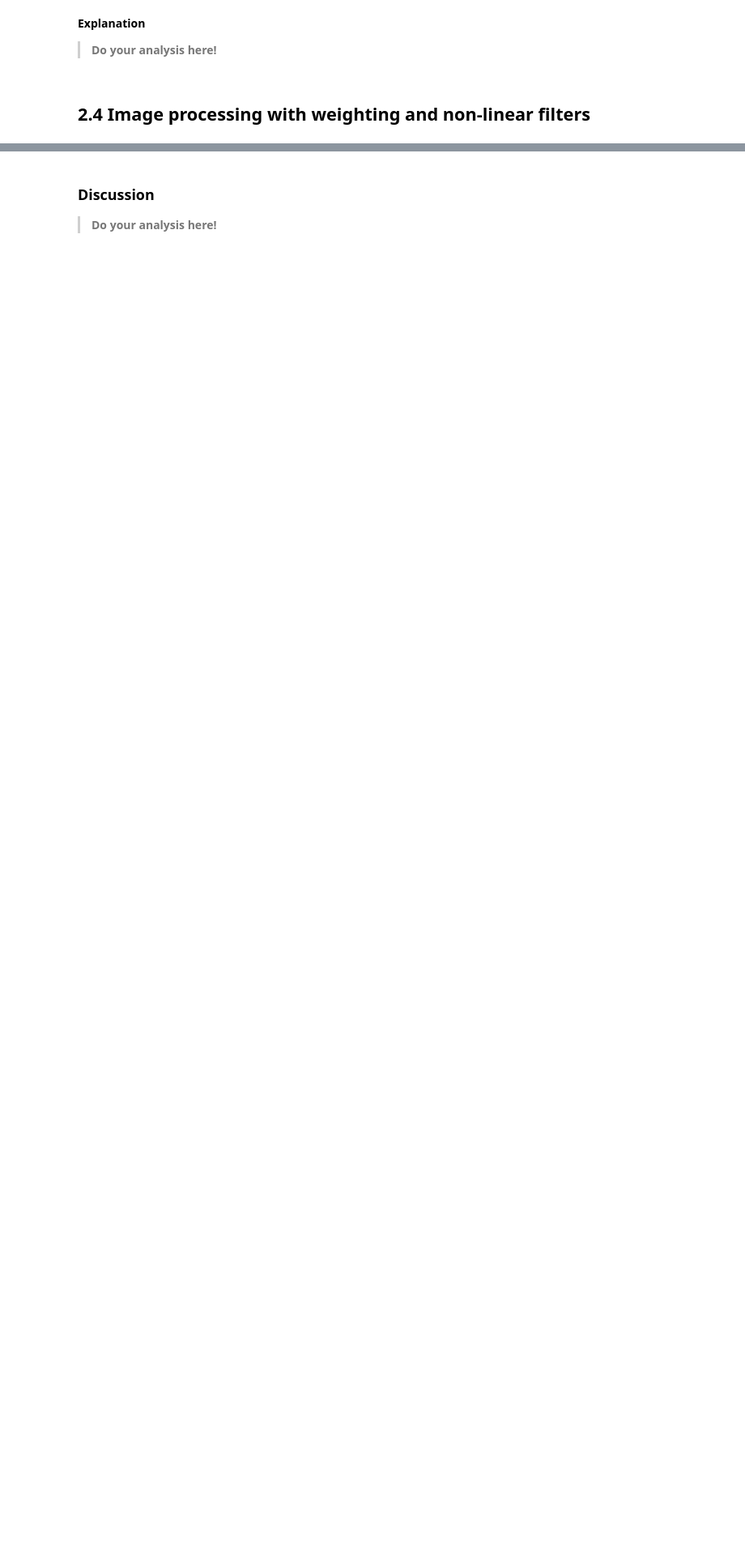
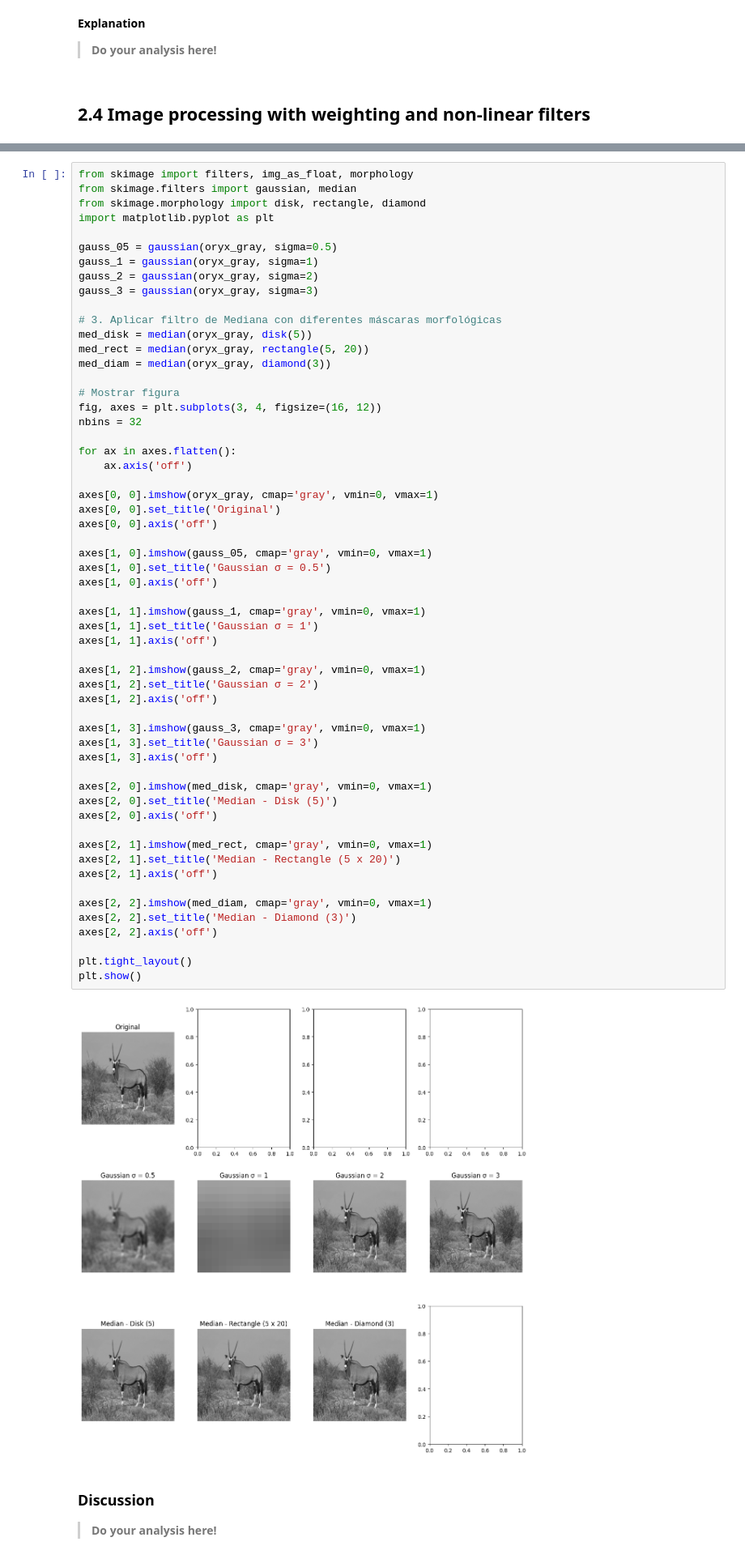
Before and after one commit to TonMartin777/Artificial-Vision, a Jupyter notebook: P2/p2_material/2026_ComputerVision_P2_Ton.ipynb, the cells around one changed output, grey strips where cells are left out. Shown at 81% size. Saved outputs shown, nothing was run; the diff lists cells and outputs as text; blank space fills up the shorter version.

```diff
--- a/P2/p2_material/2026_ComputerVision_P2.ipynb
+++ b/P2/p2_material/2026_ComputerVision_P2_Ton.ipynb
@@ -467,3 +460,62 @@ import matplotlib.pyplot as plt
+# %%
+from skimage import filters, img_as_float, morphology
+from skimage.filters import gaussian, median
+from skimage.morphology import disk, rectangle, diamond
+import matplotlib.pyplot as plt
+
+gauss_05 = gaussian(oryx_gray, sigma=0.5)
+gauss_1 = gaussian(oryx_gray, sigma=1)
+gauss_2 = gaussian(oryx_gray, sigma=2)
+gauss_3 = gaussian(oryx_gray, sigma=3)
+
+# 3. Aplicar filtro de Mediana con diferentes máscaras morfológicas
+med_disk = median(oryx_gray, disk(5))
+med_rect = median(oryx_gray, rectangle(5, 20))
+med_diam = median(oryx_gray, diamond(3))
+
+# Mostrar figura
+fig, axes = plt.subplots(3, 4, figsize=(16, 12))
+nbins = 32
+
+for ax in axes.flatten():
+    ax.axis('off')
+
+axes[0, 0].imshow(oryx_gray, cmap='gray', vmin=0, vmax=1)
+axes[0, 0].set_title('Original')
+axes[0, 0].axis('off')
+
+axes[1, 0].imshow(gauss_05, cmap='gray', vmin=0, vmax=1)
+axes[1, 0].set_title('Gaussian σ = 0.5')
+axes[1, 0].axis('off')
+
+axes[1, 1].imshow(gauss_1, cmap='gray', vmin=0, vmax=1)
+axes[1, 1].set_title('Gaussian σ = 1')
+axes[1, 1].axis('off')
+
+axes[1, 2].imshow(gauss_2, cmap='gray', vmin=0, vmax=1)
+axes[1, 2].set_title('Gaussian σ = 2')
+axes[1, 2].axis('off')
+
+axes[1, 3].imshow(gauss_3, cmap='gray', vmin=0, vmax=1)
+axes[1, 3].set_title('Gaussian σ = 3')
+axes[1, 3].axis('off')
+
+axes[2, 0].imshow(med_disk, cmap='gray', vmin=0, vmax=1)
+axes[2, 0].set_title('Median - Disk (5)')
+axes[2, 0].axis('off')
+
+axes[2, 1].imshow(med_rect, cmap='gray', vmin=0, vmax=1)
+axes[2, 1].set_title('Median - Rectangle (5 x 20)')
+axes[2, 1].axis('off')
+
+axes[2, 2].imshow(med_diam, cmap='gray', vmin=0, vmax=1)
+axes[2, 2].set_title('Median - Diamond (3)')
+axes[2, 2].axis('off')
+
+plt.tight_layout()
+plt.show()
+# %% [output]
+[figure, added]
 # %% [markdown]
 ### Discussion
 
```
Also changed, not shown: parts of 1 cell of this notebook.
